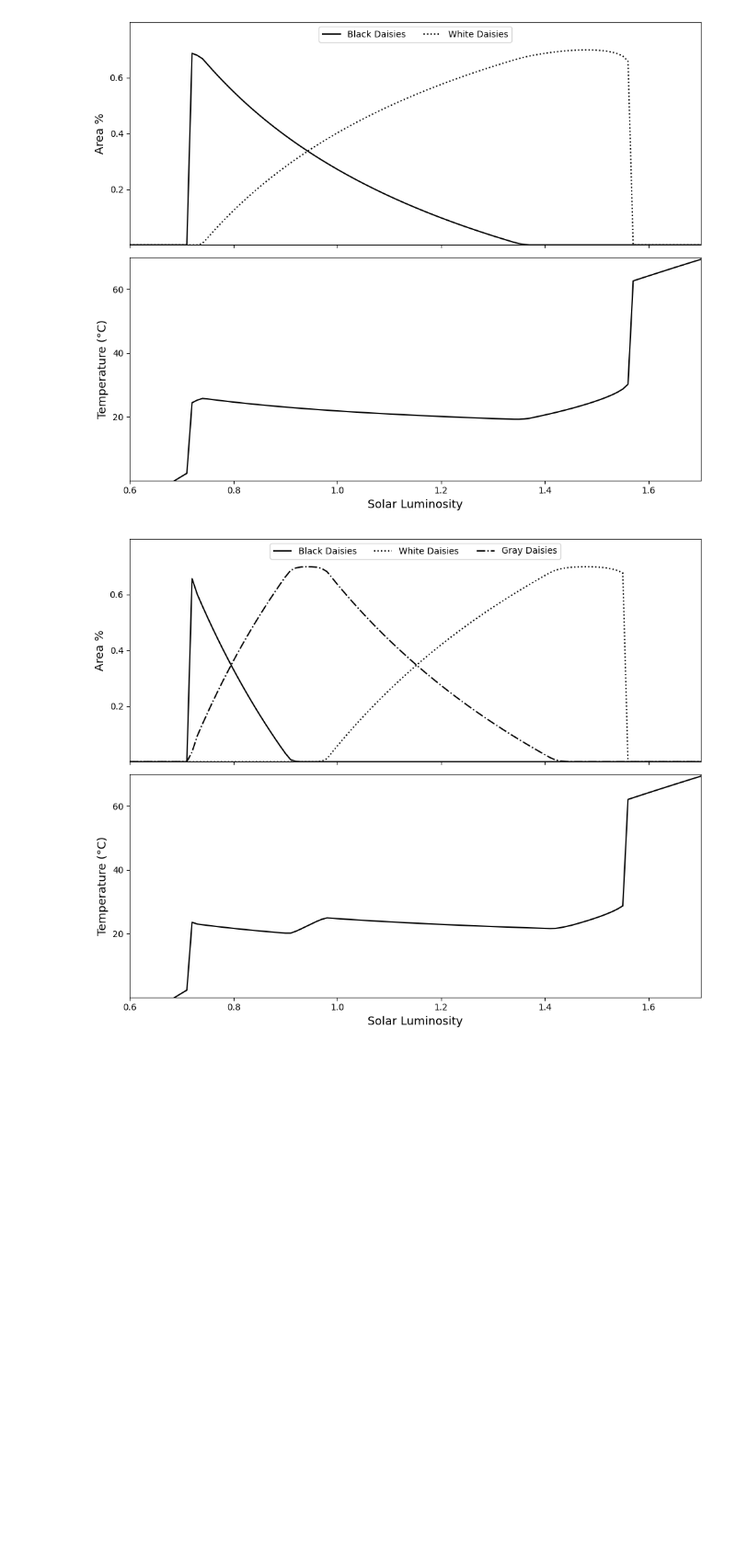
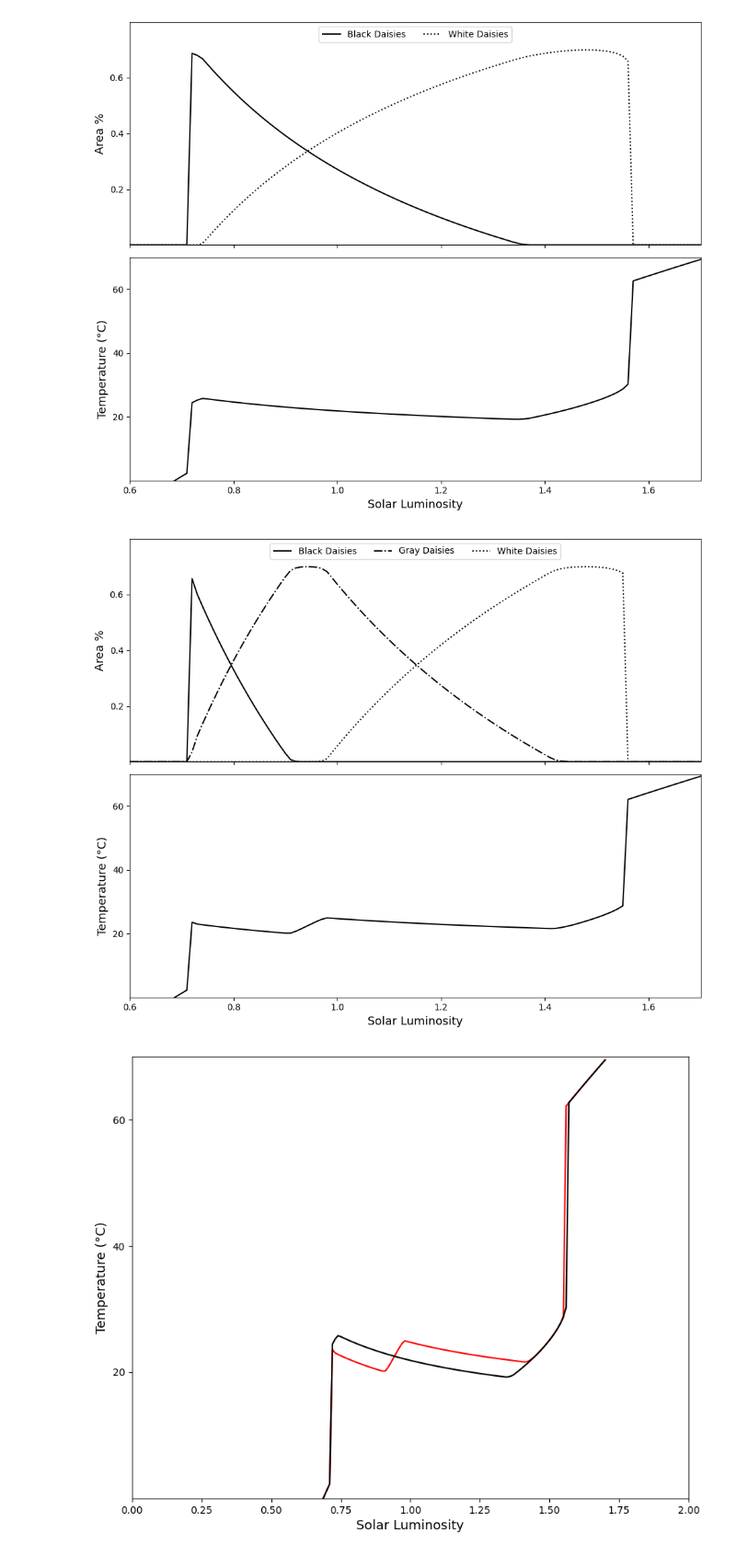
Before and after one commit to CS361-S25/final-project-henryjared, a Jupyter notebook: Graph.ipynb, the cells around one changed output. Shown at 92% size. Cells and saved outputs as stored; diff of their text form; code cells hidden in the pictures; blank space fills up the shorter version.

```diff
--- a/Graph.ipynb
+++ b/Graph.ipynb
@@ -130,8 +133,9 @@ fig, axs = plt.subplots(2, 1, figsize=(10, 8), sharex=True)
 
 # Top plot: Proportion of Daisies
 axs[0].plot(gray_df['L'], gray_df['a_b'], label='Black Daisies', color='black')
+axs[0].plot(gray_df['L'], gray_df['a_g'], label='Gray Daisies', color='black', linestyle='dashdot')
 axs[0].plot(gray_df['L'], gray_df['a_w'], label='White Daisies', color='black', linestyle=':')
-axs[0].plot(gray_df['L'], gray_df['a_g'], label='Gray Daisies', color='black', linestyle='dashdot')
+
 
 axs[0].set_xlim([0, 2])
 axs[0].set_ylim([0, 0.8])
@@ -152,5 +156,20 @@ plt.tight_layout()
 plt.xlim([0.6, 1.7])
 plt.savefig("BWGArea_Luminosity.png")
 plt.show()
+#gray daisies make white daises die faster
 # %% [output]
-[figure, old version]
+[figure, new version]
+# %%
+plt.figure(figsize=(10, 8))
+
+plt.plot(gray_df['L'], gray_df['temp'], color='red')
+plt.plot(df['L'], df['temp'], color='black')
+plt.xlim([0, 2])
+plt.ylim([0, 70])
+plt.yticks([20, 40, 60])
+plt.xlabel("Solar Luminosity", size=13)
+plt.ylabel("Temperature (°C)", size=13)
+
+plt.show()
+# %% [output]
+[figure, added]
```
Also changed, not shown: parts of 1 cell of this notebook, 1 other file.
